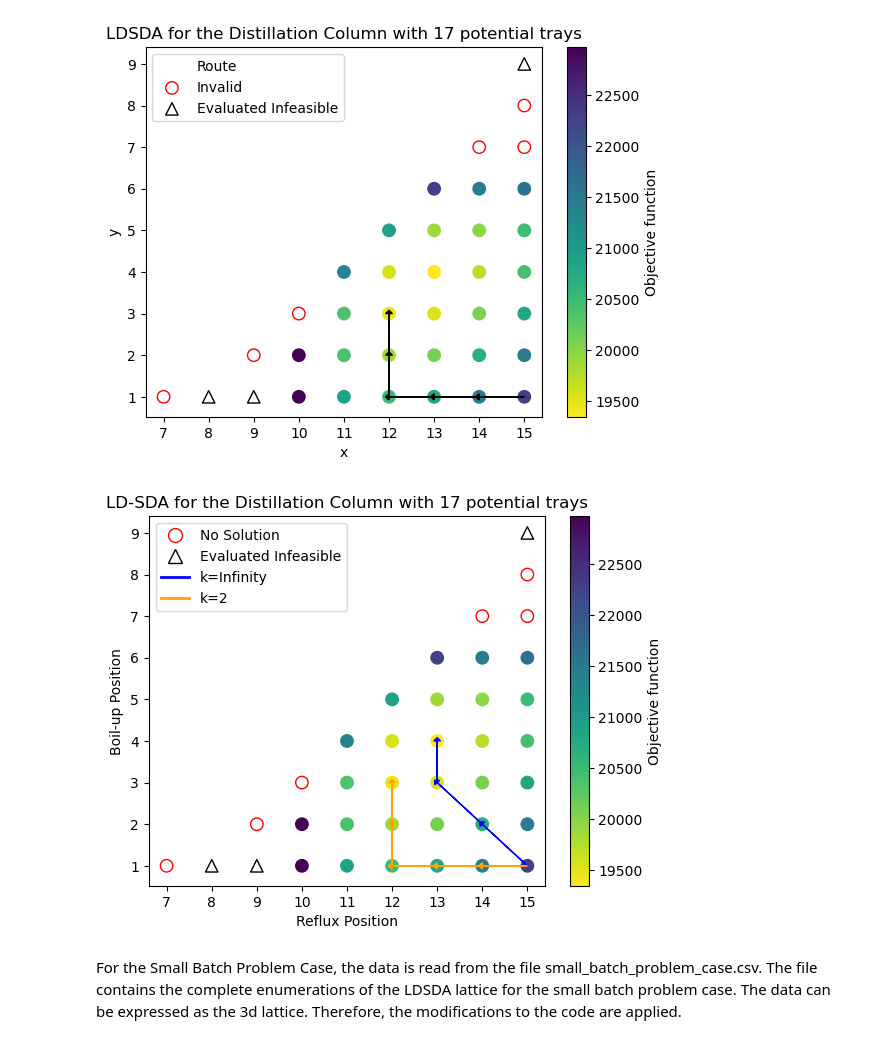
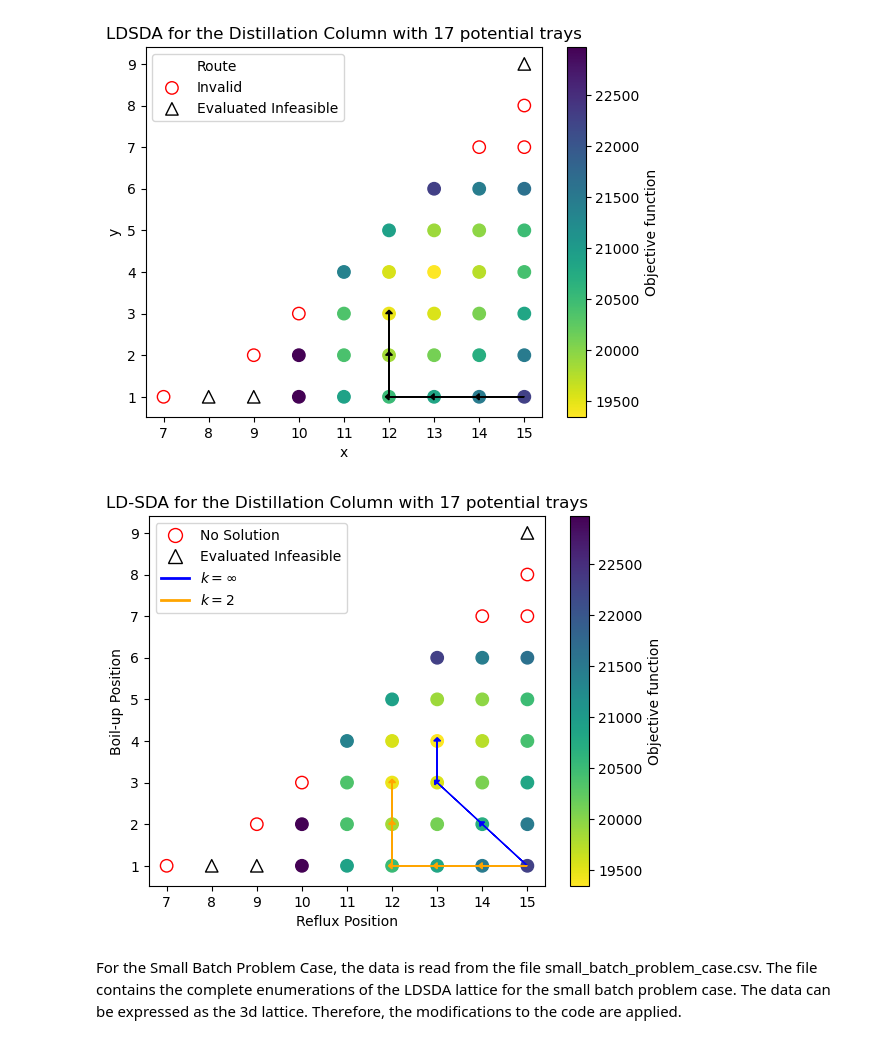
Before and after one commit to SECQUOIA/dsda-gdp, a Jupyter notebook: results/visualize_ldsda_pathways.ipynb, the cells around one changed output. Drawn from its saved outputs; the diff is of its cells as text; code cells hidden in the pictures.

```diff
--- a/results/visualize_ldsda_pathways.ipynb
+++ b/results/visualize_ldsda_pathways.ipynb
@@ -151,8 +151,8 @@ def visualize_dsda(
     legend_elements = [
         plt.Line2D([0], [0], marker='o', color='red', markerfacecolor='white', markersize=10, label='No Solution', linestyle='None'),
         plt.Line2D([0], [0], marker='^', color='black', markerfacecolor='white', markersize=10, label='Evaluated Infeasible', linestyle='None'),
-        plt.Line2D([0], [0], color='blue', lw=2, label='k=Infinity'),
-        plt.Line2D([0], [0], color='orange', lw=2, label='k=2')
+        plt.Line2D([0], [0], color='blue', lw=2, label='$k=\infty$'),
+        plt.Line2D([0], [0], color='orange', lw=2, label='$k=2$')
     ]
     plt.legend(handles=legend_elements)
     plt.show()
@@ -160,34 +160,34 @@ def visualize_dsda(
 df = pd.read_csv('compl_enum_column_17_baron.csv')
 
 # Filter points based on their status
 optimal_df = df[df['Status'] == 'Optimal']
 infeasible_df = df[df['Status'] == 'Evaluated_Infeasible']
 
 # Extract x, y coordinates and objective values for optimal points
 feas_x = optimal_df['x'].tolist()
 feas_y = optimal_df['y'].tolist()
 objs = optimal_df['Objective'].tolist()  # Replacing NaN with 0 for plotting purposes
 
 # Extract x, y coordinates for infeasible points
 infeas_x = infeasible_df['x'].tolist()
 infeas_y = infeasible_df['y'].tolist()
 
 # Identify points with NaN objectives within the optimal dataset
 nan_obj_indices = optimal_df['Objective'].index[optimal_df['Objective'].isna()].tolist()
 nan_x = optimal_df['x'][nan_obj_indices].tolist()
 nan_y = optimal_df['y'][nan_obj_indices].tolist()
 
 # For the route, I am assuming you want to traverse optimal points in order they appear in the CSV
 route1 = [(15, 1), (14, 2), (13, 3), (13, 4)]
 route2 = [(15, 1), (14, 1), (13, 1), (12, 1), (12, 2), (12, 3)]
 
 # Visualize both routes on the same graph
 routes_colors = [(route1, 'blue'), (route2, 'orange')]
 # routes_colors = [(route1, 'blue')]
 # routes_colors = [(route2, 'orange')]
 visualize_dsda(routes_colors=routes_colors, feas_x=feas_x, feas_y=feas_y, infeas_x=infeas_x, infeas_y=infeas_y, nan_x=nan_x, nan_y=nan_y, objs=objs, ext1_name='Reflux Position', ext2_name='Boil-up Position')
 # %% [output]
-[figure, old version]
+[figure, new version]
 # %% [markdown]
 For the Small Batch Problem Case, the data is read from the file small_batch_problem_case.csv. The file contains the complete enumerations of the LDSDA lattice for the small batch problem case.
 The data can be expressed as the 3d lattice.
```
